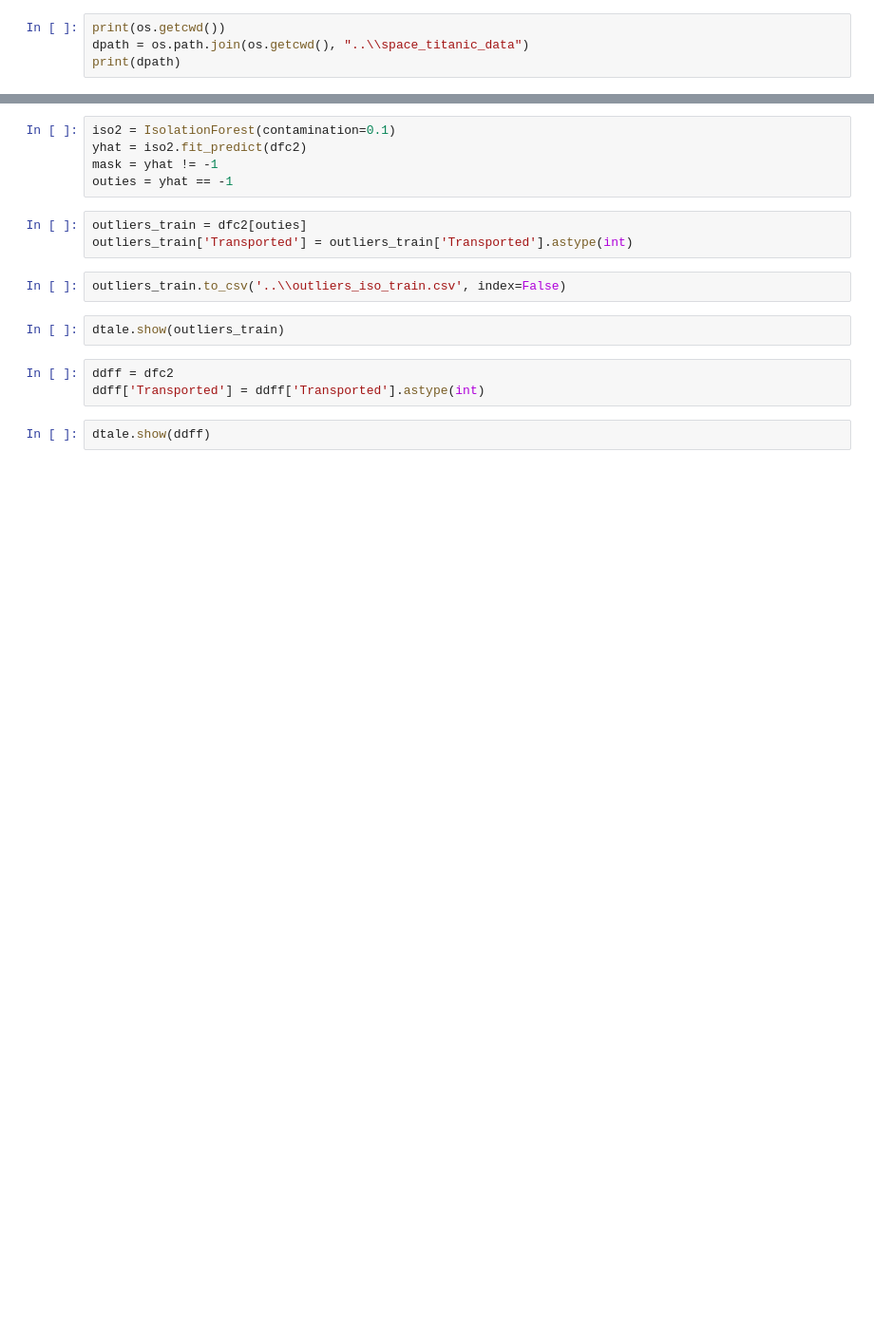
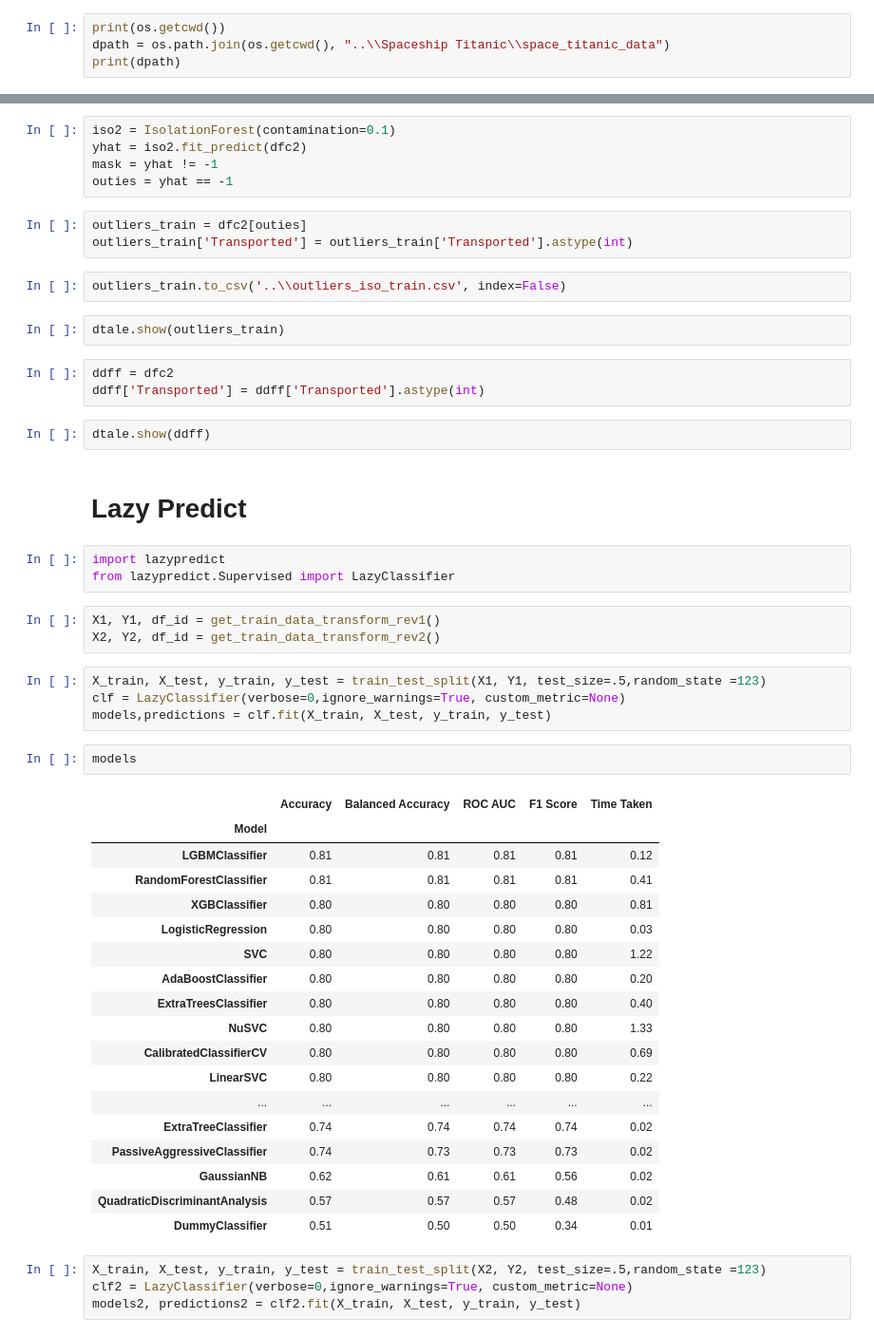
Before and after one commit to alextabac/kaggles_space_titanic, a Jupyter notebook: model_n_train.ipynb, the cells around one changed output, grey strips where cells are left out. Shown at 95% size. Cells and saved outputs as stored; diff of their text form; blank space fills up the shorter version.

```diff
--- a/model_n_train.ipynb
+++ b/model_n_train.ipynb
@@ -8,7 +8,7 @@ from sklearn.decomposition import PCA
 from sklearn.ensemble import IsolationForest
 # %%
 print(os.getcwd())
-dpath = os.path.join(os.getcwd(), "..\\space_titanic_data")
+dpath = os.path.join(os.getcwd(), "..\\Spaceship Titanic\\space_titanic_data")
 print(dpath)
 # %% [output]
 C:\ALEX\Kaggle\space_titanic
@@ -829,3 +611,40 @@ ddff = dfc2
 ddff['Transported'] = ddff['Transported'].astype(int)
 # %%
 dtale.show(ddff)
+# %% [markdown]
+# Lazy Predict
+# %%
+import lazypredict
+from lazypredict.Supervised import LazyClassifier
+# %%
+X1, Y1, df_id = get_train_data_transform_rev1()
+X2, Y2, df_id = get_train_data_transform_rev2()
+# %%
+X_train, X_test, y_train, y_test = train_test_split(X1, Y1, test_size=.5,random_state =123)
+clf = LazyClassifier(verbose=0,ignore_warnings=True, custom_metric=None)
+models,predictions = clf.fit(X_train, X_test, y_train, y_test)
+# %%
+models
+# %% [output]
+|  | Accuracy | Balanced Accuracy | ROC AUC | F1 Score | Time Taken |
+| Model |  |  |  |  |  |
+| LGBMClassifier | 0.81 | 0.81 | 0.81 | 0.81 | 0.12 |
+| RandomForestClassifier | 0.81 | 0.81 | 0.81 | 0.81 | 0.41 |
+| XGBClassifier | 0.80 | 0.80 | 0.80 | 0.80 | 0.81 |
+| LogisticRegression | 0.80 | 0.80 | 0.80 | 0.80 | 0.03 |
+| SVC | 0.80 | 0.80 | 0.80 | 0.80 | 1.22 |
+| AdaBoostClassifier | 0.80 | 0.80 | 0.80 | 0.80 | 0.20 |
+| ExtraTreesClassifier | 0.80 | 0.80 | 0.80 | 0.80 | 0.40 |
+| NuSVC | 0.80 | 0.80 | 0.80 | 0.80 | 1.33 |
+| CalibratedClassifierCV | 0.80 | 0.80 | 0.80 | 0.80 | 0.69 |
+| LinearSVC | 0.80 | 0.80 | 0.80 | 0.80 | 0.22 |
+| ... | ... | ... | ... | ... | ... |
+| ExtraTreeClassifier | 0.74 | 0.74 | 0.74 | 0.74 | 0.02 |
+| PassiveAggressiveClassifier | 0.74 | 0.73 | 0.73 | 0.73 | 0.02 |
+| GaussianNB | 0.62 | 0.61 | 0.61 | 0.56 | 0.02 |
+| QuadraticDiscriminantAnalysis | 0.57 | 0.57 | 0.57 | 0.48 | 0.02 |
+| DummyClassifier | 0.51 | 0.50 | 0.50 | 0.34 | 0.01 |
+# %%
+X_train, X_test, y_train, y_test = train_test_split(X2, Y2, test_size=.5,random_state =123)
+clf2 = LazyClassifier(verbose=0,ignore_warnings=True, custom_metric=None)
+models2, predictions2 = clf2.fit(X_train, X_test, y_train, y_test)
```
Also changed, not shown: parts of 67 cells of this notebook.
